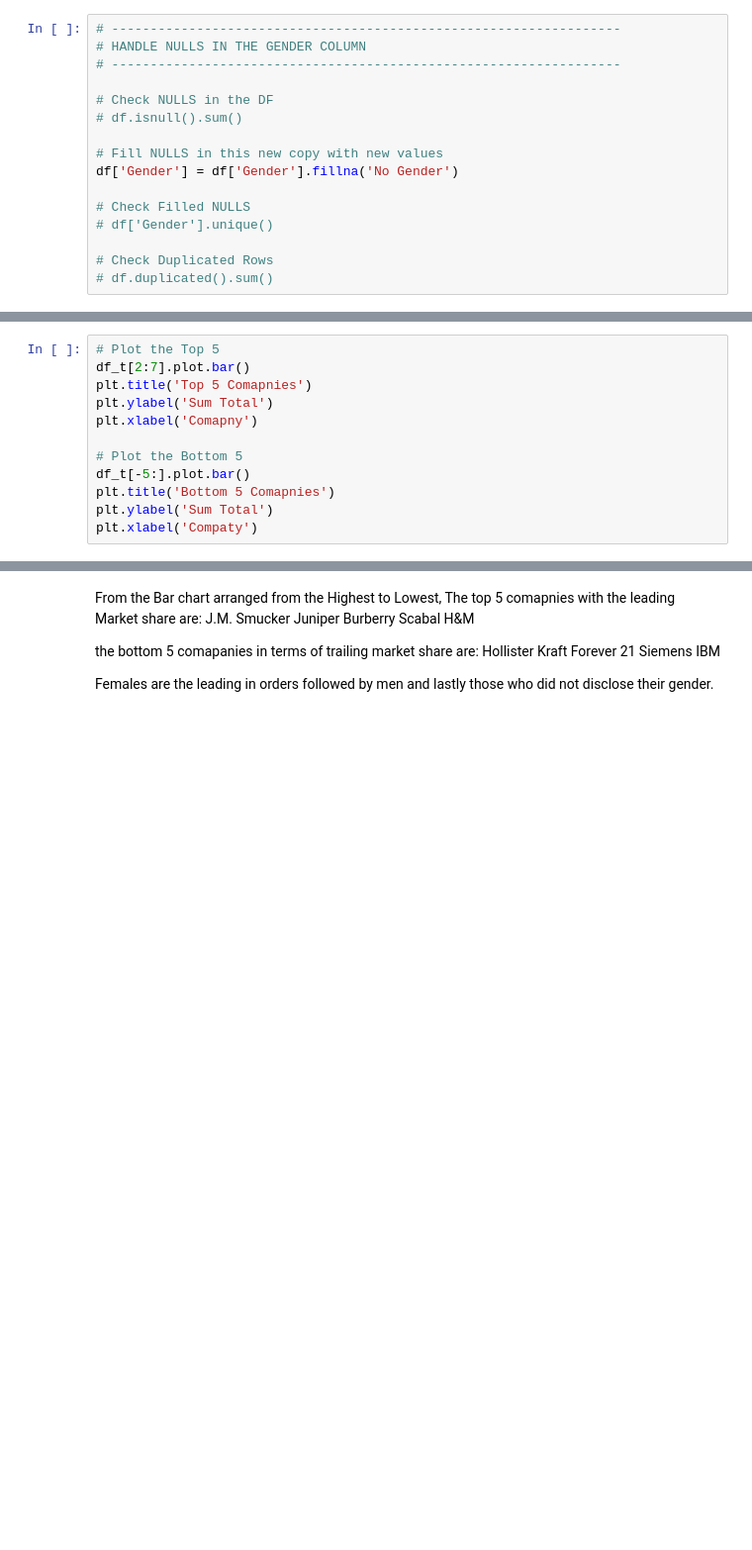
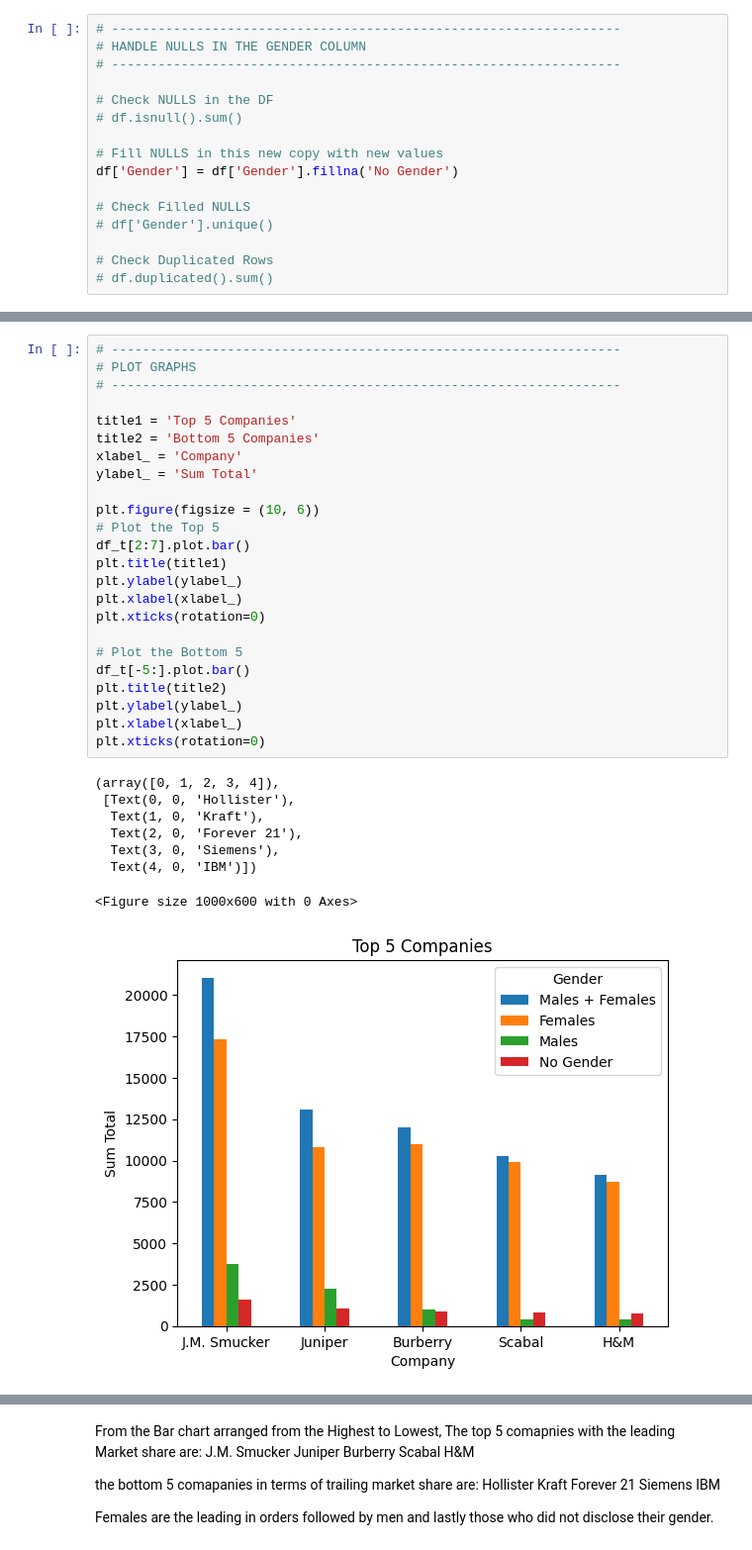
Before and after one commit to AllanMogley/12-Zidio-Projects, a Jupyter notebook: 01 - Projects/01 - Customer Segmentation/cleaner.ipynb, the cells around one changed output, grey strips where cells are left out. Shown at 99% size. Drawn from its saved outputs; the diff is of its cells as text; blank space fills up the shorter version.

```diff
--- a/01 - Projects/01 - Customer Segmentation/cleaner.ipynb
+++ b/01 - Projects/01 - Customer Segmentation/cleaner.ipynb
@@ -61,14 +67,35 @@ df_t = df_t[['Males + Females', 'Females', 'Males', 'No Gender']]
 # Sort Values from Highest to Lowest
 df_t = df_t.sort_values(by = 'Males + Females', ascending = False)
 # %%
+# ------------------------------------------------------------------
+# PLOT GRAPHS
+# ------------------------------------------------------------------
+
+title1 = 'Top 5 Companies'
+title2 = 'Bottom 5 Companies'
+xlabel_ = 'Company'
+ylabel_ = 'Sum Total'
+
+plt.figure(figsize = (10, 6))
 # Plot the Top 5
 df_t[2:7].plot.bar()
-plt.title('Top 5 Comapnies')
-plt.ylabel('Sum Total')
-plt.xlabel('Comapny')
+plt.title(title1)
+plt.ylabel(ylabel_)
+plt.xlabel(xlabel_)
+plt.xticks(rotation=0)
 
 # Plot the Bottom 5
 df_t[-5:].plot.bar()
-plt.title('Bottom 5 Comapnies')
-plt.ylabel('Sum Total')
-plt.xlabel('Compaty')
+plt.title(title2)
+plt.ylabel(ylabel_)
+plt.xlabel(xlabel_)
+plt.xticks(rotation=0)
+# %% [output]
+(array([0, 1, 2, 3, 4]),
+ [Text(0, 0, 'Hollister'),
+  Text(1, 0, 'Kraft'),
+  Text(2, 0, 'Forever 21'),
+  Text(3, 0, 'Siemens'),
+  Text(4, 0, 'IBM')])
+<Figure size 1000x600 with 0 Axes>
+[figure, added]
```
Also changed, not shown: parts of 4 cells of this notebook.
